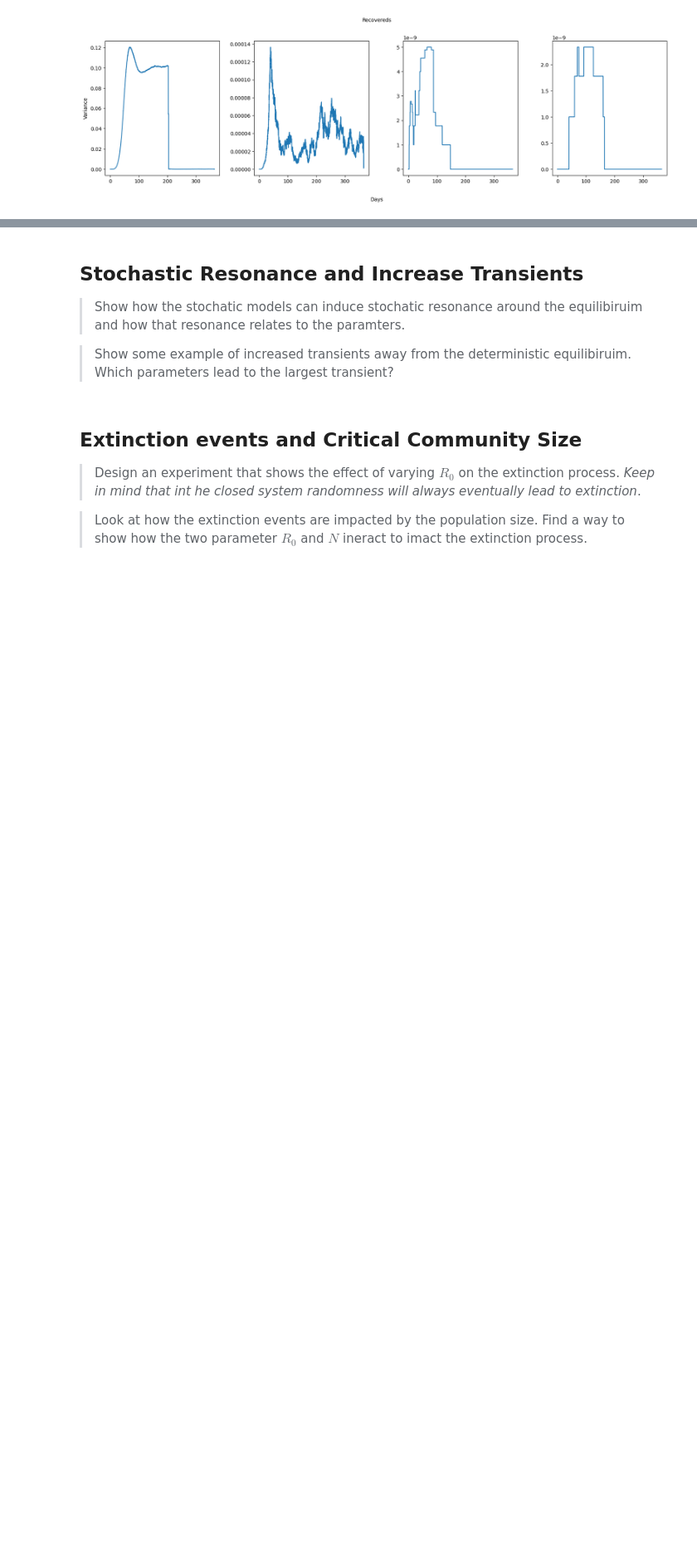
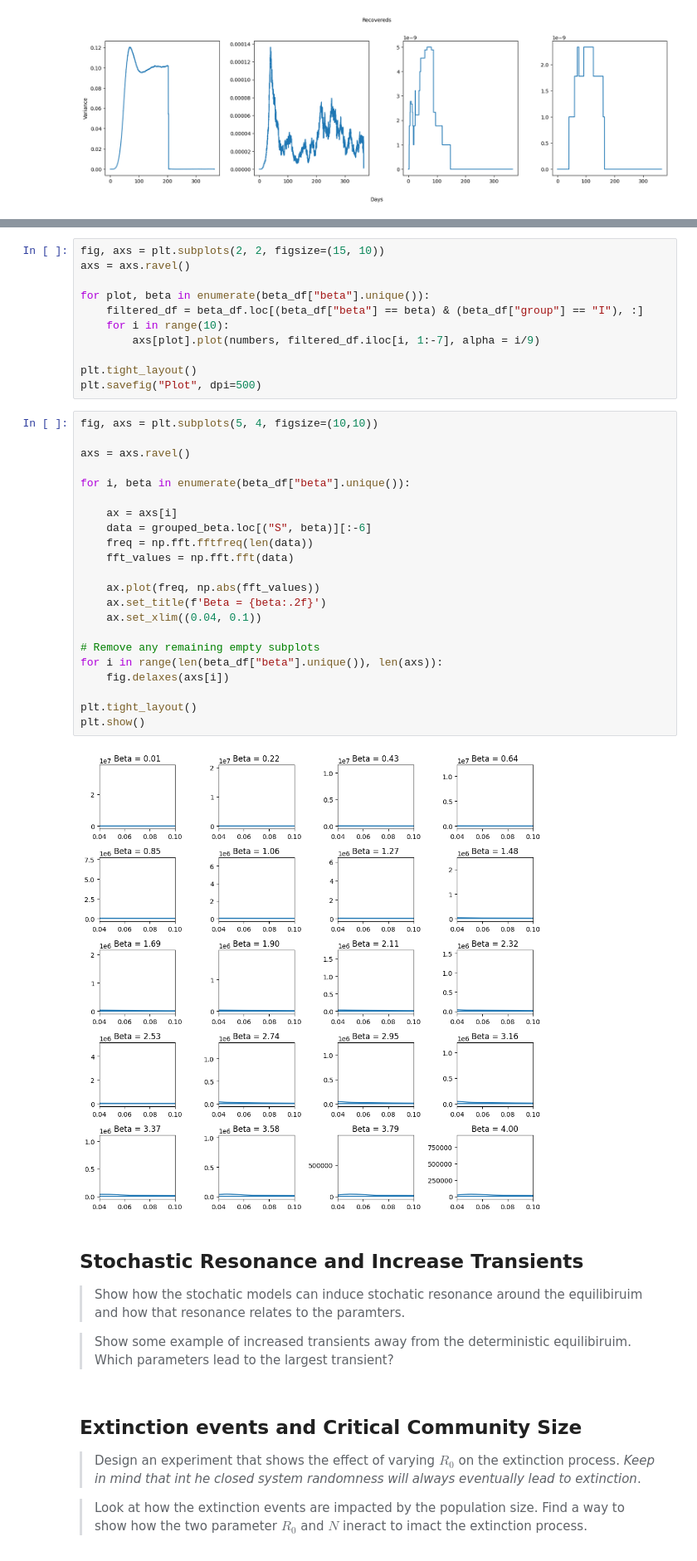
Before and after one commit to AmirSahrani/IntroCompAssignment2_fresh, a Jupyter notebook: Assignment2.ipynb, the cells around one changed output, grey strips where cells are left out. Shown at 83% size. Saved outputs shown, nothing was run; the diff lists cells and outputs as text; blank space fills up the shorter version.

```diff
--- a/Assignment2.ipynb
+++ b/Assignment2.ipynb
@@ -398,3 +441,38 @@ data.head()
+# %%
+fig, axs = plt.subplots(2, 2, figsize=(15, 10))
+axs = axs.ravel()
+
+for plot, beta in enumerate(beta_df["beta"].unique()):
+    filtered_df = beta_df.loc[(beta_df["beta"] == beta) & (beta_df["group"] == "I"), :]
+    for i in range(10):
+        axs[plot].plot(numbers, filtered_df.iloc[i, 1:-7], alpha = i/9)
+
+plt.tight_layout()
+plt.savefig("Plot", dpi=500)
+# %%
+fig, axs = plt.subplots(5, 4, figsize=(10,10))
+
+axs = axs.ravel()
+
+for i, beta in enumerate(beta_df["beta"].unique()):
+
+    ax = axs[i]
+    data = grouped_beta.loc[("S", beta)][:-6]
+    freq = np.fft.fftfreq(len(data))
+    fft_values = np.fft.fft(data)
+
+    ax.plot(freq, np.abs(fft_values))
+    ax.set_title(f'Beta = {beta:.2f}')
+    ax.set_xlim((0.04, 0.1))
+
+# Remove any remaining empty subplots
+for i in range(len(beta_df["beta"].unique()), len(axs)):
+    fig.delaxes(axs[i])
+
+plt.tight_layout()
+plt.show()
+# %% [output]
+[figure, added]
 # %% [markdown]
 ## Stochastic Resonance and Increase Transients
 > Show how the stochatic models can induce stochatic resonance around the equilibiruim and how that resonance relates to the paramters.
```
Also changed, not shown: parts of 6 cells of this notebook, 1 other file.
